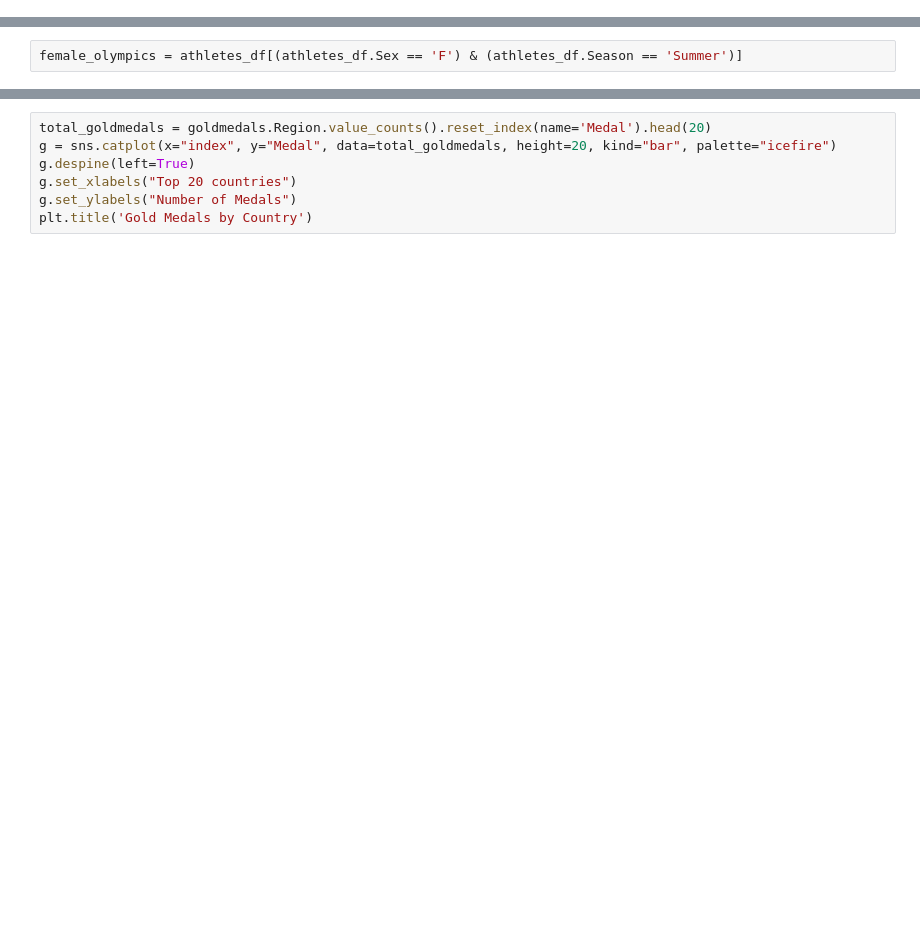
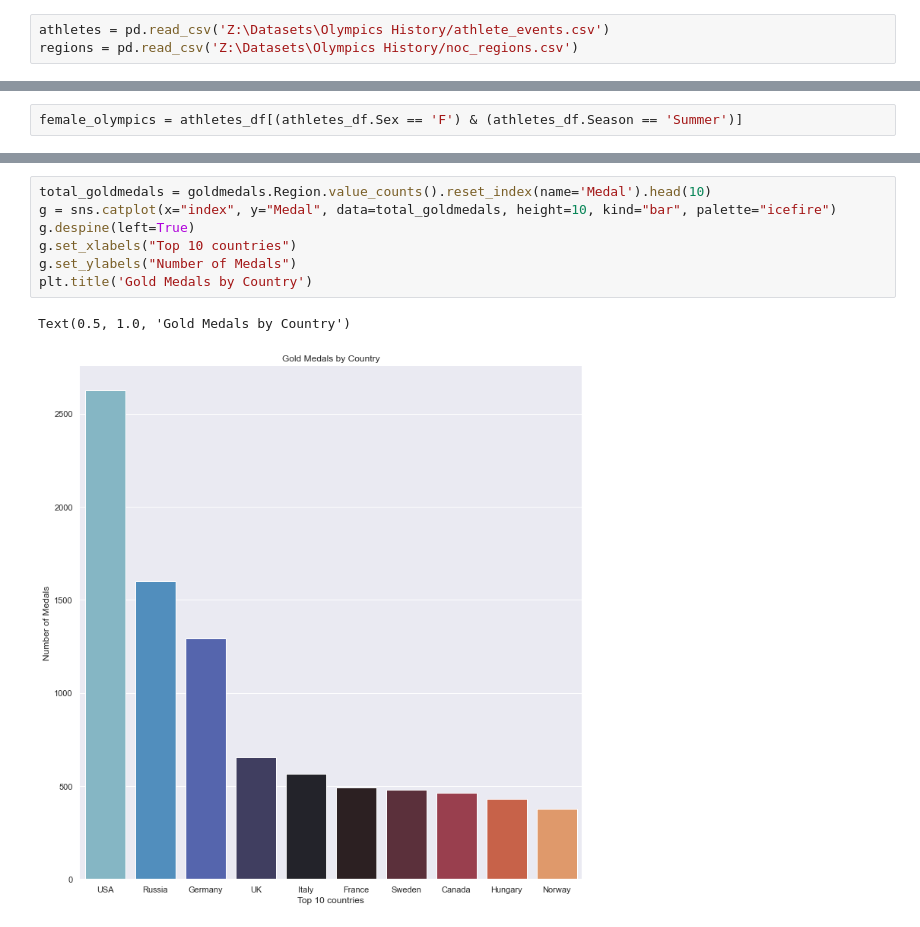
Before and after one commit to srd-theprocess/Data-Analytics-Projects, a Jupyter notebook: 120-years-of-olympics-data-analysis-using-python.ipynb, the cells around one changed output, grey strips where cells are left out. Saved outputs shown, nothing was run; the diff lists cells and outputs as text; blank space fills up the shorter version.

```diff
--- a/120-years-of-olympics-data-analysis-using-python.ipynb
+++ b/120-years-of-olympics-data-analysis-using-python.ipynb
@@ -24,2 +14,5 @@ regions = pd.read_csv('../input/120-years-of-olympic-history-athletes-and-result
+# %%
+athletes = pd.read_csv('Z:\Datasets\Olympics History/athlete_events.csv')
+regions = pd.read_csv('Z:\Datasets\Olympics History/noc_regions.csv')
 # %%
 regions.head()
@@ -131,7 +319,10 @@ goldmedals.Region.value_counts().reset_index(name='Medal').head(6)
 # %%
-total_goldmedals = goldmedals.Region.value_counts().reset_index(name='Medal').head(20)
-g = sns.catplot(x="index", y="Medal", data=total_goldmedals, height=20, kind="bar", palette="icefire")
+total_goldmedals = goldmedals.Region.value_counts().reset_index(name='Medal').head(10)
+g = sns.catplot(x="index", y="Medal", data=total_goldmedals, height=10, kind="bar", palette="icefire")
 g.despine(left=True)
-g.set_xlabels("Top 20 countries")
+g.set_xlabels("Top 10 countries")
 g.set_ylabels("Number of Medals")
 plt.title('Gold Medals by Country')
+# %% [output]
+Text(0.5, 1.0, 'Gold Medals by Country')
+[figure, added]
```
Also changed, not shown: parts of 33 cells of this notebook, 1 other file.
